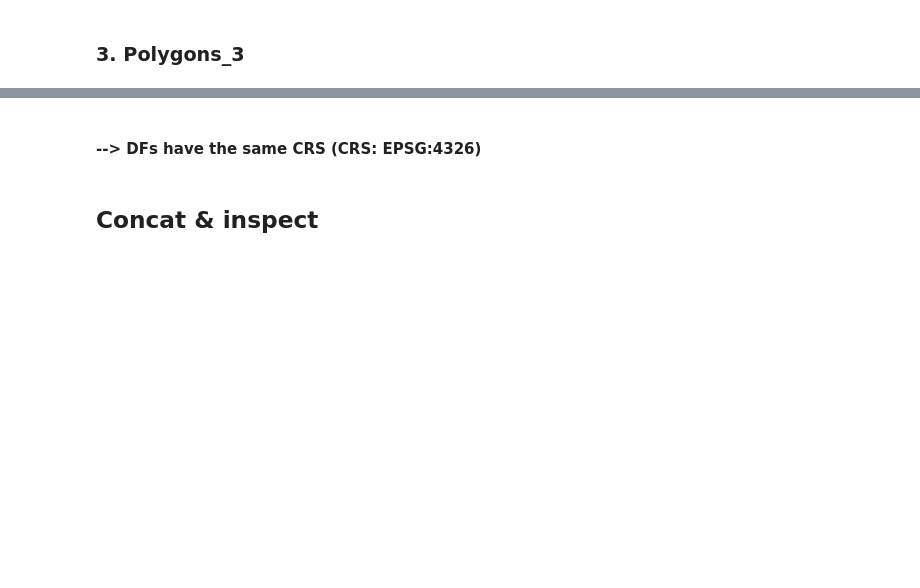
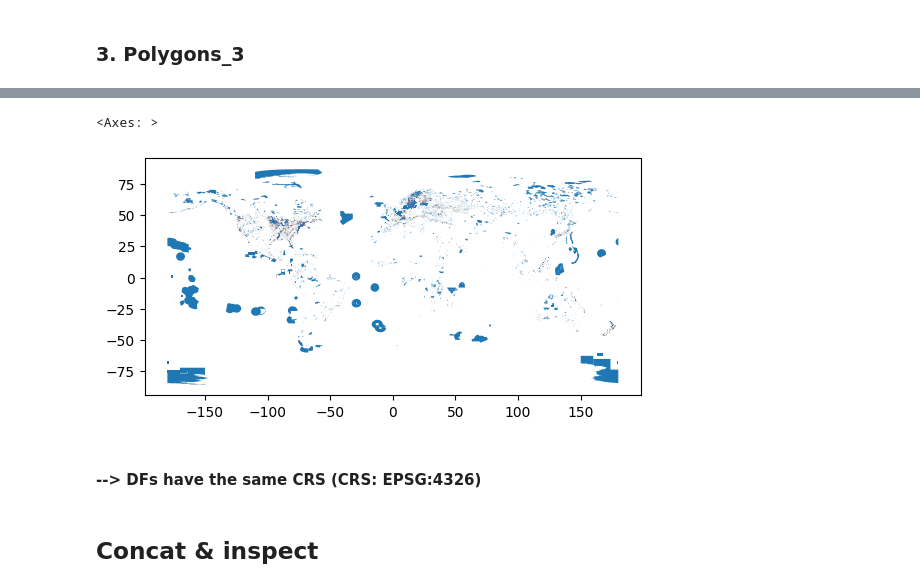
Before and after one commit to dataforgoodfr/12_bloom, a Jupyter notebook: data_science/notebooks/Narrow_down_WDPA_to_non_terrestrial.ipynb, the cells around one changed output, grey strips where cells are left out. Cells and saved outputs as stored; diff of their text form; code cells hidden in the pictures; blank space fills up the shorter version.

```diff
--- a/data_science/notebooks/Narrow_down_WDPA_to_non_terrestrial.ipynb
+++ b/data_science/notebooks/Narrow_down_WDPA_to_non_terrestrial.ipynb
@@ -121,3 +128,8 @@ Wall time: 39.2 s
+# %%
+df3.plot()
+# %% [output]
+<Axes: >
+[figure, added]
 # %% [markdown]
 #### --> DFs have the same CRS (CRS: EPSG:4326)
 # %% [markdown]
```
Also changed, not shown: parts of 27 cells of this notebook, 2 other files.
